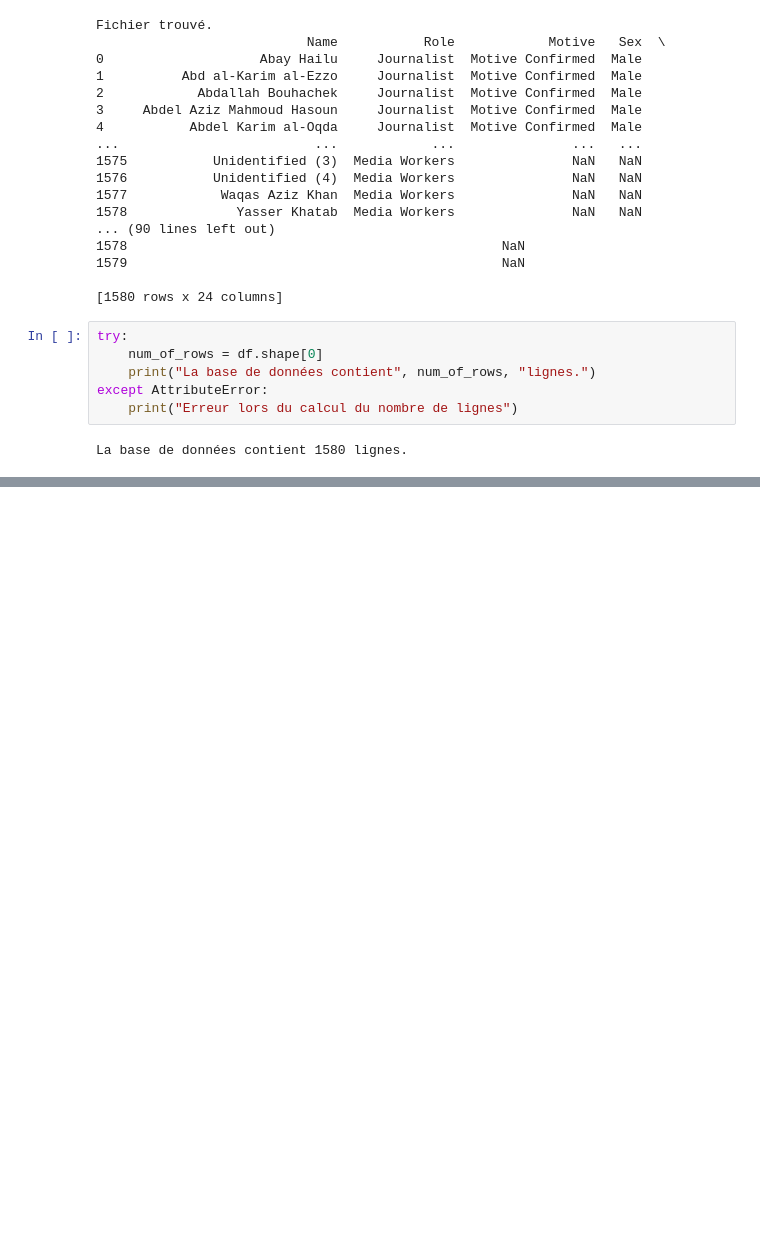
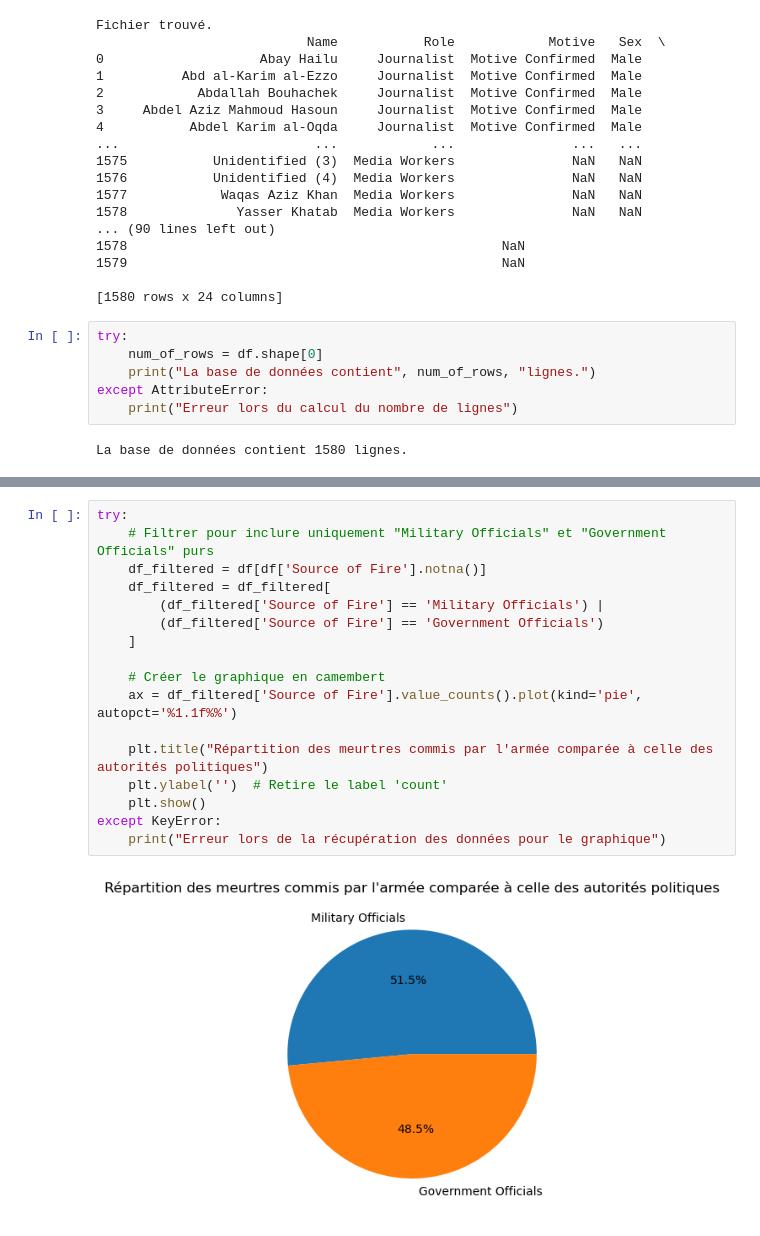
Before and after one commit to AlikakilA/Python_Manipulation_Data, a Jupyter notebook: rapport.ipynb, the cells around one changed output, grey strips where cells are left out. Cells and saved outputs as stored; diff of their text form; blank space fills up the shorter version.

```diff
--- a/rapport.ipynb
+++ b/rapport.ipynb
@@ -100,0 +140,19 @@ La fonction précédente indique que la dernière entrée dans le fichier date d
+# %%
+try:
+    # Filtrer pour inclure uniquement "Military Officials" et "Government Officials" purs
+    df_filtered = df[df['Source of Fire'].notna()]
+    df_filtered = df_filtered[
+        (df_filtered['Source of Fire'] == 'Military Officials') |
+        (df_filtered['Source of Fire'] == 'Government Officials')
+    ]
+
+    # Créer le graphique en camembert
+    ax = df_filtered['Source of Fire'].value_counts().plot(kind='pie', autopct='%1.1f%%')
+
+    plt.title("Répartition des meurtres commis par l'armée comparée à celle des autorités politiques")
+    plt.ylabel('')  # Retire le label 'count'
+    plt.show()
+except KeyError:
+    print("Erreur lors de la récupération des données pour le graphique")
+# %% [output]
+[figure, added]
```
Also changed, not shown: parts of 8 cells of this notebook, 1 other file.
